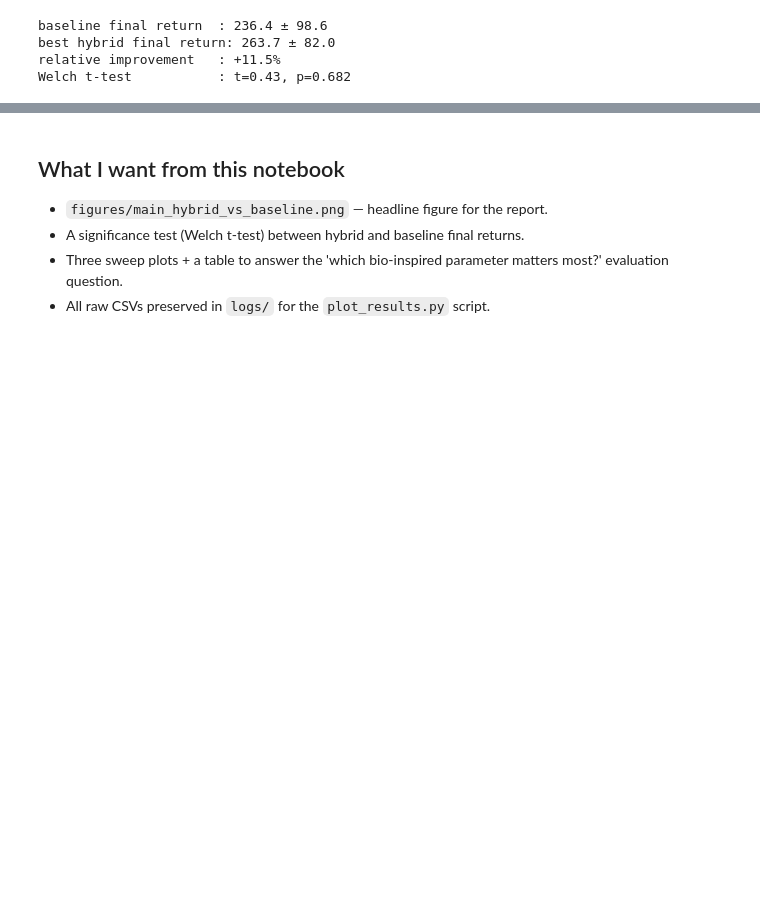
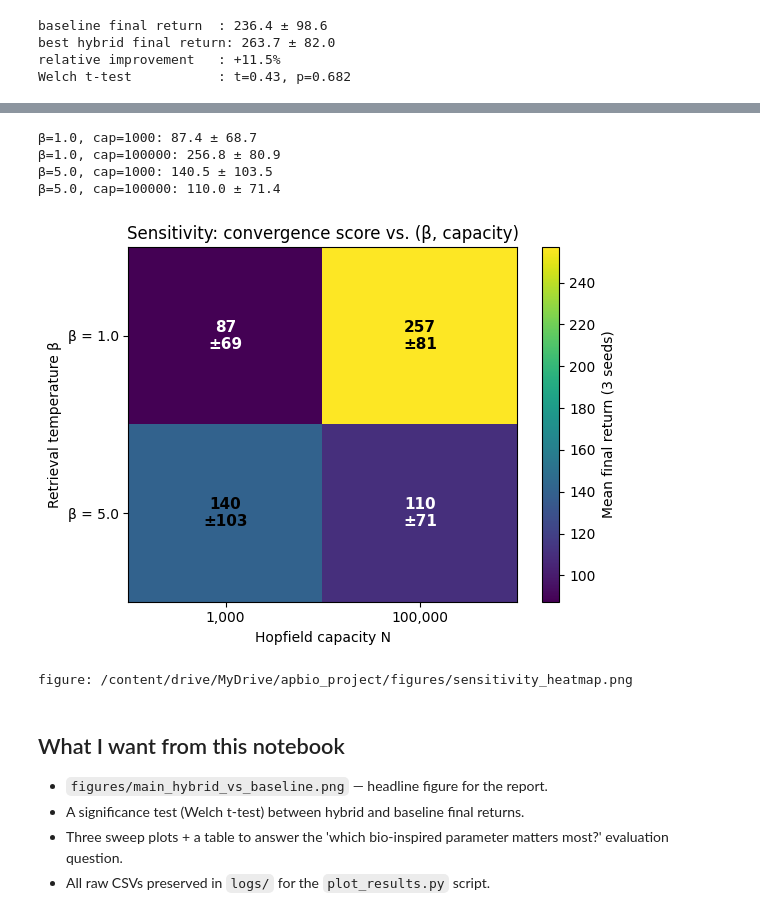
Before and after one commit to tosuun/apbio_project, a Jupyter notebook: notebooks/04_main_experiment.ipynb, the cells around one changed output, grey strips where cells are left out. Drawn from its saved outputs; the diff is of its cells as text; code cells hidden in the pictures; blank space fills up the shorter version.

```diff
--- a/notebooks/04_main_experiment.ipynb
+++ b/notebooks/04_main_experiment.ipynb
@@ -663,3 +666,82 @@ print('done.')
+# %%
+# === Sensitivity heatmap: β × capacity ===
+import numpy as np
+import pandas as pd
+import matplotlib.pyplot as plt
+
+BETAS = [1.0, 5.0]
+CAPS = [1000, 100000]
+
+# Convergence score = mean return over last 10% of episodes
+def conv_score(prefix_func, seeds):
+    """Returns mean and std across seeds."""
+    finals = []
+    for s in seeds:
+        p = prefix_func(s)
+        df = pd.read_csv(p)
+        finals.append(df['return'].tail(max(10, int(0.1 * len(df)))).mean())
+    return np.mean(finals), np.std(finals)
+
+# Path resolvers for each (β, cap) combination
+def path_for(beta, cap, s):
+    if beta == 5.0 and cap == 100000:
+        return PROJECT_ROOT / 'logs' / f'hybrid_main_seed{s}.csv'
+    elif beta == 1.0 and cap == 100000:
+        return PROJECT_ROOT / 'logs' / f'best_seed{s}.csv'
+    elif beta == 5.0 and cap == 1000:
+        return PROJECT_ROOT / 'logs' / 'sweeps' / f'cap1000_seed{s}.csv'
+    elif beta == 1.0 and cap == 1000:
+        return PROJECT_ROOT / 'logs' / 'sweeps' / f'beta1.0_cap1000_seed{s}.csv'
+    raise ValueError(f'unknown combination beta={beta}, cap={cap}')
+
+# Build the sensitivity matrix
+mean_grid = np.zeros((len(BETAS), len(CAPS)))
+std_grid = np.zeros((len(BETAS), len(CAPS)))
+
+for i, beta in enumerate(BETAS):
+    for j, cap in enumerate(CAPS):
+        # Use 3 seeds (the sweep convention)
+        seeds = [0, 1, 2]
+        m, sd = conv_score(lambda s: path_for(beta, cap, s), seeds)
+        mean_grid[i, j] = m
+        std_grid[i, j] = sd
+        print(f'β={beta}, cap={cap}: {m:.1f} ± {sd:.1f}')
+
+# Plot heatmap
+fig, ax = plt.subplots(figsize=(6, 4.5))
+im = ax.imshow(mean_grid, cmap='viridis', aspect='auto')
+
+# Annotate cells with mean ± std
+for i in range(len(BETAS)):
+    for j in range(len(CAPS)):
+        text = f'{mean_grid[i,j]:.0f}\n±{std_grid[i,j]:.0f}'
+        ax.text(j, i, text, ha='center', va='center',
+                color='white' if mean_grid[i,j] < mean_grid.max()/2 else 'black',
+                fontsize=11, fontweight='bold')
+
+ax.set_xticks(range(len(CAPS)))
+ax.set_yticks(range(len(BETAS)))
+ax.set_xticklabels([f'{c:,}' for c in CAPS])
+ax.set_yticklabels([f'β = {b}' for b in BETAS])
+ax.set_xlabel('Hopfield capacity N')
+ax.set_ylabel('Retrieval temperature β')
+ax.set_title('Sensitivity: convergence score vs. (β, capacity)')
+
+cbar = plt.colorbar(im, ax=ax)
+cbar.set_label('Mean final return (3 seeds)')
+
+fig.tight_layout()
+out = PROJECT_ROOT / 'figures' / 'sensitivity_heatmap.png'
+fig.savefig(out, dpi=150)
+plt.show()
+print(f'figure: {out}')
+# %% [output]
+β=1.0, cap=1000: 87.4 ± 68.7
+β=1.0, cap=100000: 256.8 ± 80.9
+β=5.0, cap=1000: 140.5 ± 103.5
+β=5.0, cap=100000: 110.0 ± 71.4
+[figure, added]
+figure: /content/drive/MyDrive/apbio_project/figures/sensitivity_heatmap.png
 # %% [markdown]
 ## What I want from this notebook
 
```
Also changed, not shown: parts of 8 cells of this notebook.
